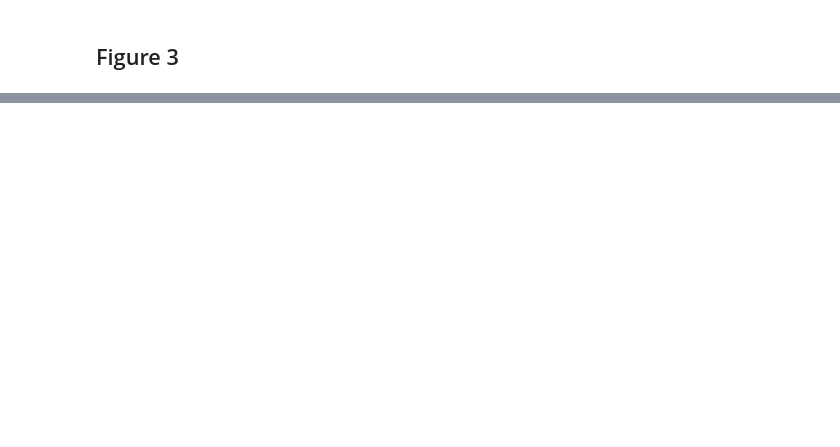
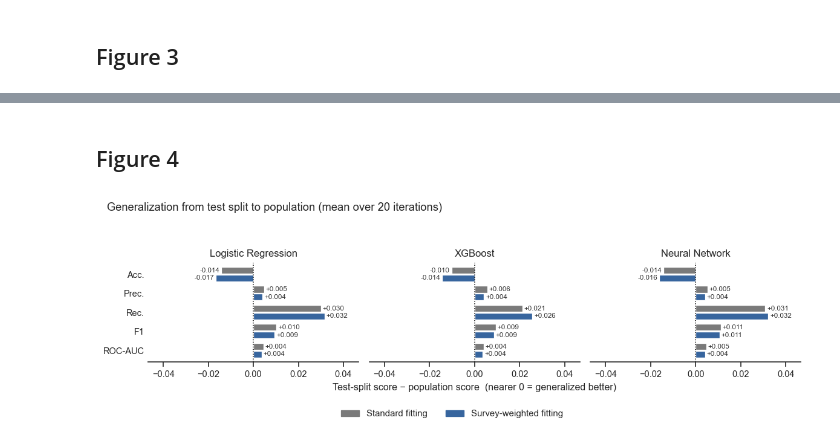
Before and after one commit to Dannypham142/Machine-Learning-Model-Training-with-Complex-Sample-Survey, a Jupyter notebook: ml_pipeline/create_figures.ipynb, the cells around one changed output, grey strips where cells are left out. Drawn from its saved outputs; the diff is of its cells as text; code cells hidden in the pictures; blank space fills up the shorter version.

```diff
--- a/ml_pipeline/create_figures.ipynb
+++ b/ml_pipeline/create_figures.ipynb
@@ -247,0 +205,62 @@ plt.show()
+# %% [markdown]
+## Figure 4
+# %%
+from matplotlib.patches import Patch
+
+POP_RE = re.compile(r"^(standard|survey_weighted)_iter(\d+)_population$")
+pop_rows = []
+for model, (exp_name, _) in MODELS.items():
+    exp = client.get_experiment_by_name(exp_name)
+    for run in client.search_runs([exp.experiment_id], max_results=5000):
+        if not POP_RE.match(run.data.tags.get("mlflow.runName", "")):
+            continue
+        variant = run.data.tags["mlflow.runName"].split("_iter")[0]
+        for k, v in run.data.metrics.items():
+            pop_rows.append({"model": model, "variant": variant,
+                             "metric": k.replace("population_unweighted_", ""),
+                             "population": v})
+pop_df = (pd.DataFrame(pop_rows)
+            .groupby(["model", "variant", "metric"], as_index=False)["population"].mean())
+
+test_df = (metrics_df[metrics_df["weighting"] == "unweighted"]
+           .rename(columns={"value": "test"})[["model", "variant", "metric", "test"]])
+gen_df = pop_df.merge(test_df, on=["model", "variant", "metric"])
+gen_df["gap"] = gen_df["test"] - gen_df["population"]
+
+ncols = len(MODEL_ORDER)
+fig, axes = plt.subplots(1, ncols, figsize=(3.2 * ncols + 0.3, 3.0),
+                         sharex=True, sharey=True, squeeze=False)
+xmax = float(gen_df["gap"].abs().max()) * 1.45
+for c, model in enumerate(MODEL_ORDER):
+    ax = axes[0, c]
+    y = np.arange(len(metric_order))
+    for j, variant in enumerate(VARIANTS):
+        sub = (gen_df[(gen_df["model"] == model) & (gen_df["variant"] == variant)]
+               .set_index("metric").loc[metric_order])
+        color = GREY if variant == "standard" else ACCENT
+        offset = -0.2 if j == 0 else 0.2
+        ax.barh(y + offset, sub["gap"].values, height=0.35, color=color)
+        for yi, g in zip(y + offset, sub["gap"].values):
+            ax.text(g + (0.0007 if g >= 0 else -0.0007), yi, f"{g:+.3f}",
+                    ha="left" if g >= 0 else "right", va="center",
+                    fontsize=7, color="#333333")
+    ax.axvline(0, color="black", linewidth=0.9, linestyle=":")
+    ax.set_xlim(-xmax, xmax)
+    ax.set_yticks(y)
+    ax.set_yticklabels([metric_labels[m] for m in metric_order])
+    ax.spines["left"].set_visible(False)
+    ax.tick_params(axis="y", length=0)
+    ax.invert_yaxis()
+    ax.set_title(model, fontsize=10)
+axes[0, ncols // 2].set_xlabel("Test-split score − population score  (nearer 0 = generalized better)")
+
+handles = [Patch(color=GREY, label="Standard fitting"),
+           Patch(color=ACCENT, label="Survey-weighted fitting")]
+fig.legend(handles=handles, loc="lower center", bbox_to_anchor=(0.5, -0.04),
+           ncol=2, frameon=False, fontsize=9)
+fig.suptitle(f"Generalization from test split to population (mean over {N_ITER} iterations)",
+             x=0.02, y=0.99, ha="left", fontsize=11)
+fig.tight_layout(rect=[0, 0.07, 1, 0.92])
+plt.show()
+# %% [output]
+[figure, added]
```
Also changed, not shown: parts of 9 cells of this notebook, 5 other files.
